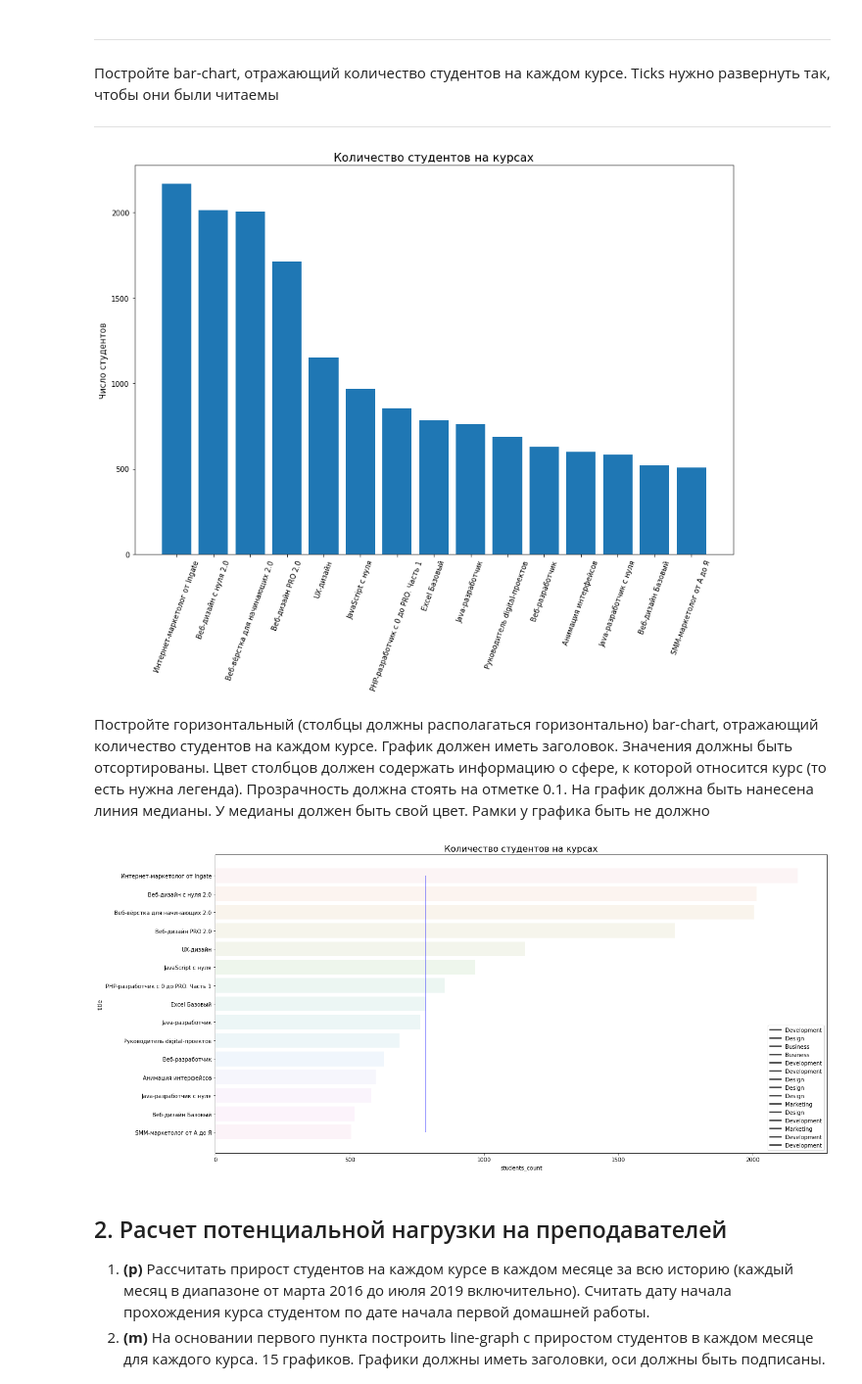
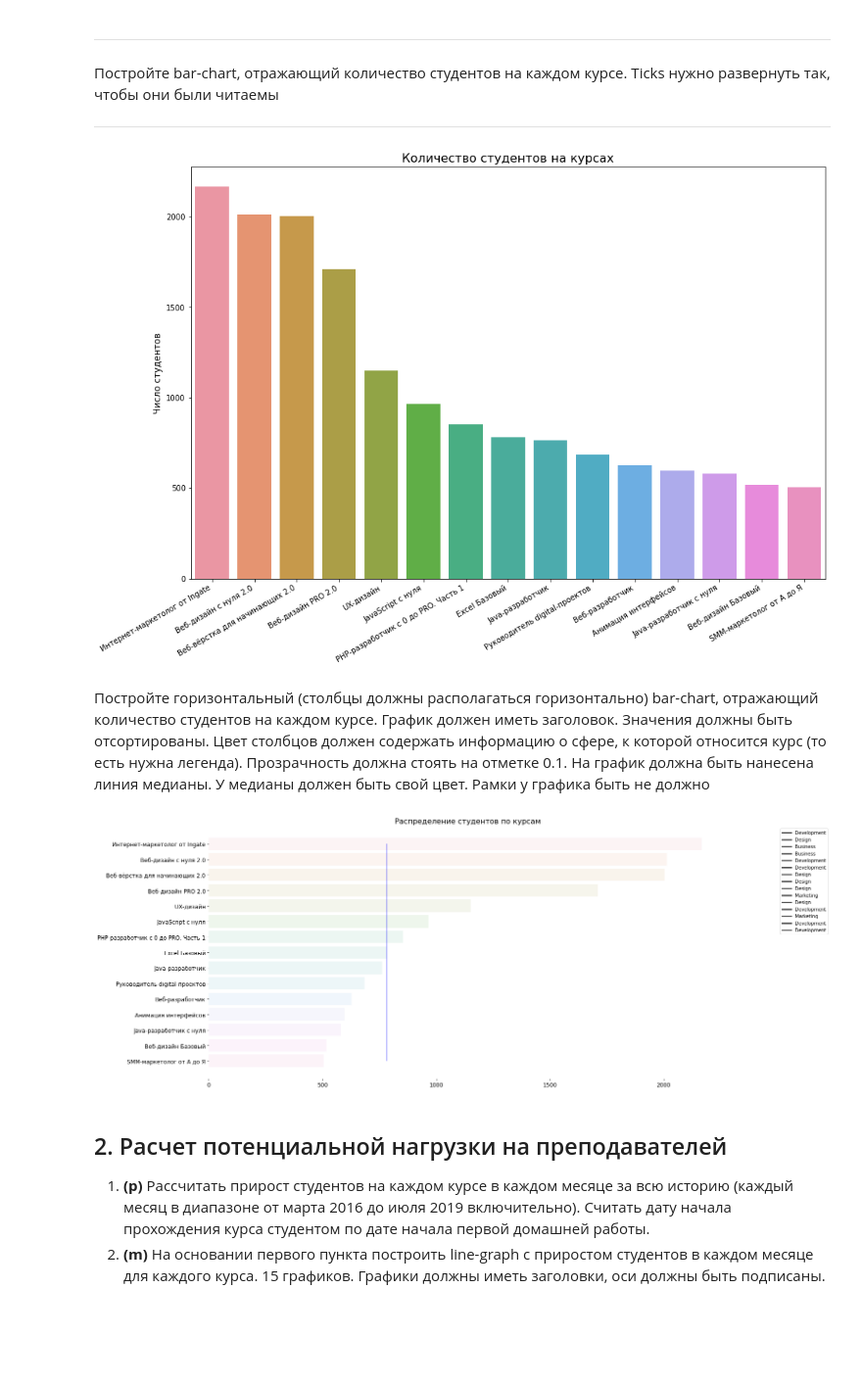
Before and after one commit to vegorovmsk/skillbox_ds_analytics_project_1, a Jupyter notebook: Coursework_analytics_1.ipynb, the cells around one changed output. Shown: that part at 98% size. Drawn from its saved outputs; the diff is of its cells as text; code cells hidden in the pictures; blank space fills up the shorter version.

```diff
--- a/Coursework_analytics_1.ipynb
+++ b/Coursework_analytics_1.ipynb
@@ -514,27 +514,32 @@ ages_by_courses
 ---
 # %%
 fig, ax = plt.subplots(figsize=(15, 10))
-ax.bar(student_count_by_course.title, student_count_by_course.students_count)
-ax.tick_params(axis='x', rotation=70, labelsize=10)
+plot = sns.barplot(student_count_by_course.title, student_count_by_course.students_count)
+plot.set_xticklabels(plot.get_xticklabels(), rotation=30, horizontalalignment='right')
 ax.set_title('Количество студентов на курсах', fontsize=16)
 ax.set_ylabel('Число студентов', fontsize=12)
+ax.set_xlabel(None)
 plt.show()
 # %% [output]
-[figure, old version]
+[figure, new version]
 # %% [markdown]
 Постройте горизонтальный (столбцы должны располагаться горизонтально) bar-chart, отражающий количество студентов на каждом курсе. График должен иметь заголовок. Значения должны быть отсортированы. Цвет столбцов должен содержать информацию о сфере, к которой относится курс (то есть нужна легенда). Прозрачность должна стоять на отметке 0.1. На график должна быть нанесена линия медианы. У медианы должен быть свой цвет. Рамки у графика быть не должно
 # %%
 artists = courses_df.title.to_list()
 labels = courses_df.field.to_list()
 # %%
-plt.figure(figsize=(20, 10))
-sns.barplot(student_count_by_course.students_count, student_count_by_course.title, alpha=0.1)
-plt.title('Количество студентов на курсах', fontsize=16)
-plt.legend(labels)
-plt.vlines(student_count_by_course.students_count.median(), ymin=0, ymax=14, colors='blue', alpha=0.5, label='Медианное количество студенотов')
+fig, ax = plt.subplots(figsize=(20, 10))
+sns.barplot(data=student_count_by_course, x='students_count', y='title', alpha=0.1, ax=ax)
+sns.despine(ax=ax, left=True, bottom=True)
+plt.title('Распределение студентов по курсам', fontsize=16)
+plt.legend(labels, loc=1, bbox_to_anchor=(1.2, 1))
+plt.vlines(student_count_by_course.students_count.median(), ymin=0, ymax=14, colors='blue', alpha=0.5, label='Медианное количество студентов')
+ax.set_xlabel(None)
+ax.set_ylabel(None)
+ax.tick_params(labelsize=12)
 plt.show()
 # %% [output]
-[figure, old version]
+[figure, new version]
 # %% [markdown]
 ## 2. Расчет потенциальной нагрузки на преподавателей
 
```
